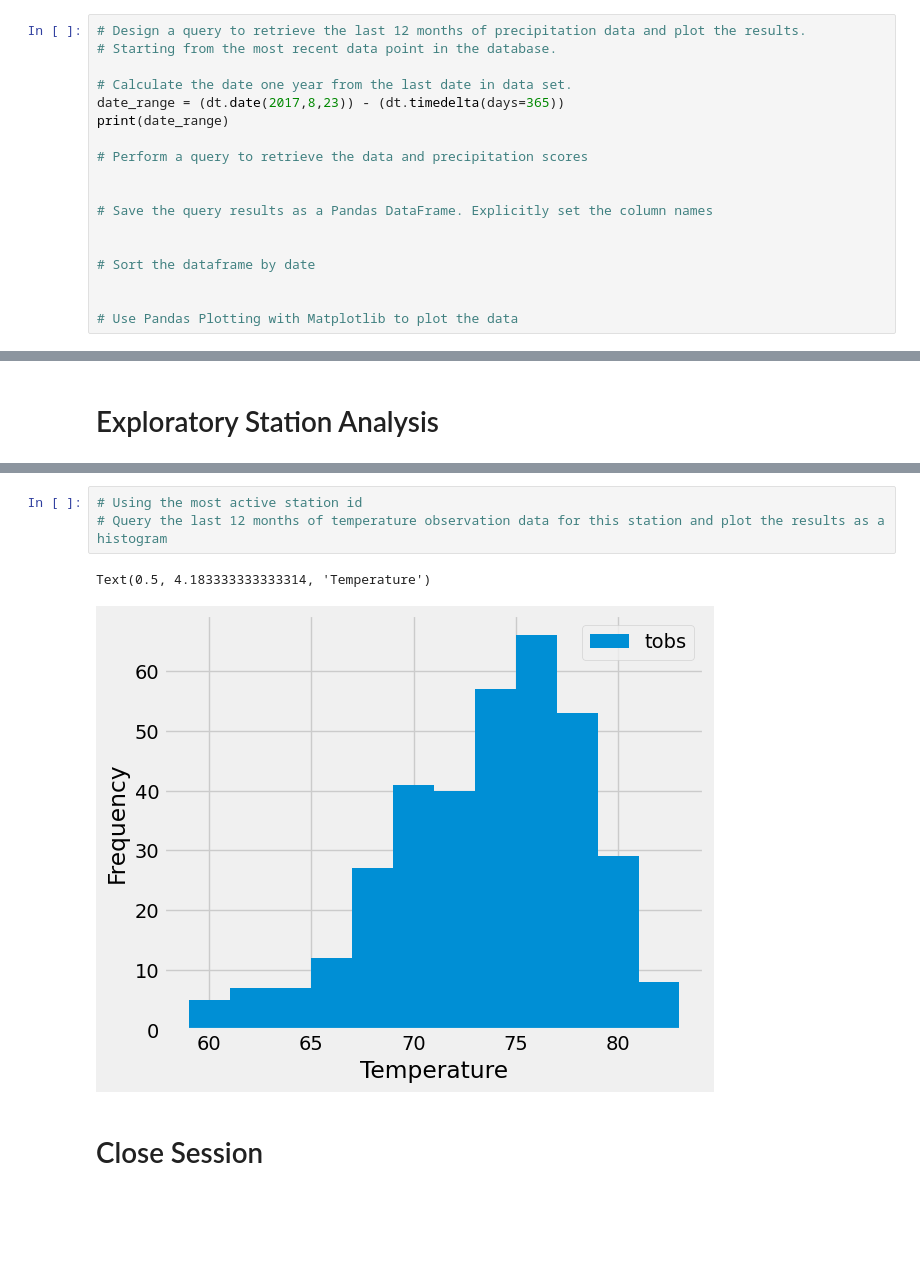
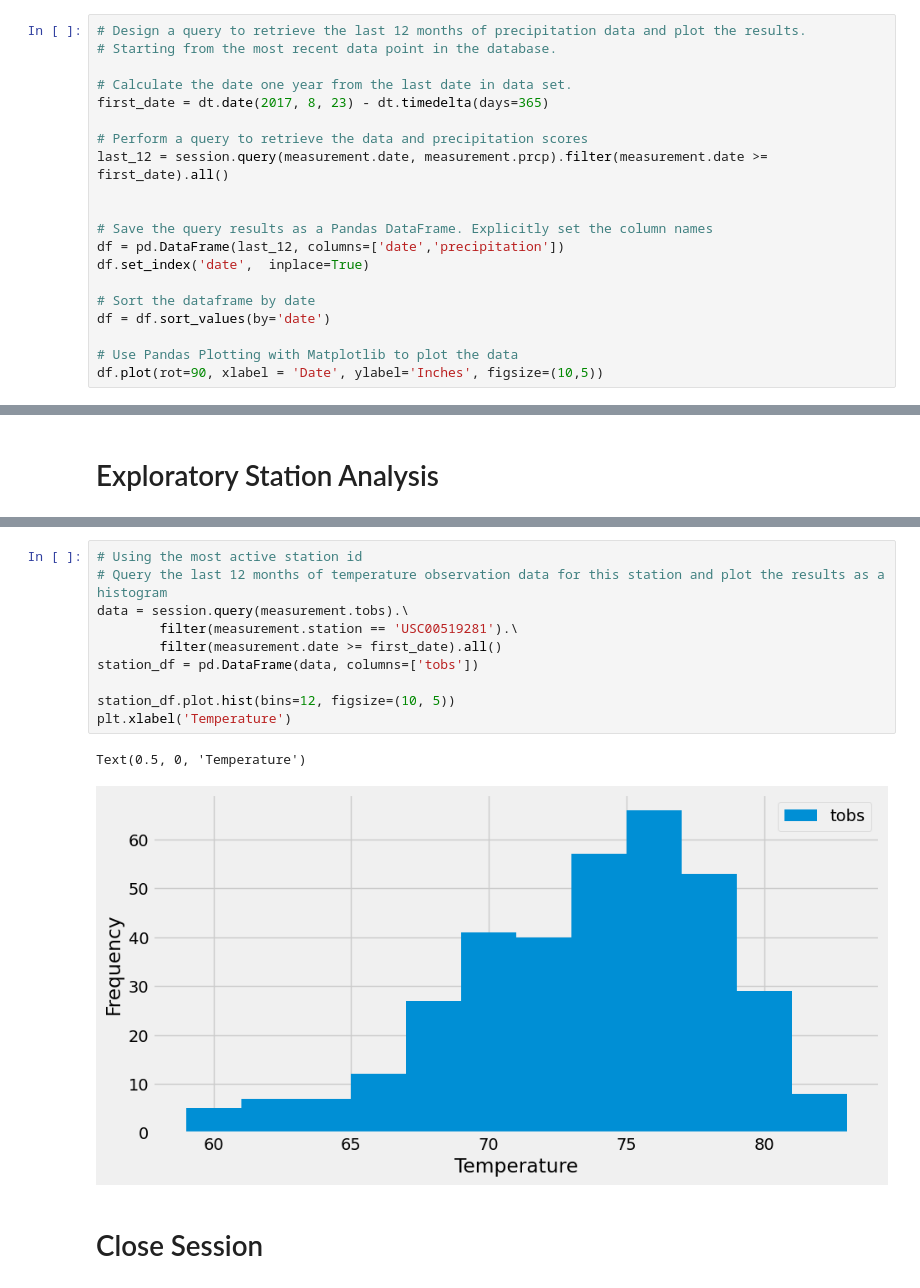
Before and after one commit to ismailo1/sqlalchemy-challenge, a Jupyter notebook: SurfsUp/climate_starter.ipynb, the cells around one changed output, grey strips where cells are left out. Cells and saved outputs as stored; diff of their text form; blank space fills up the shorter version.

```diff
--- a/SurfsUp/climate_starter.ipynb
+++ b/SurfsUp/climate_starter.ipynb
@@ -59,17 +59,19 @@ Name: date, dtype: object
 # Starting from the most recent data point in the database.
 
 # Calculate the date one year from the last date in data set.
-date_range = (dt.date(2017,8,23)) - (dt.timedelta(days=365))
-print(date_range)
+first_date = dt.date(2017, 8, 23) - dt.timedelta(days=365)
 
 # Perform a query to retrieve the data and precipitation scores
+last_12 = session.query(measurement.date, measurement.prcp).filter(measurement.date >= first_date).all()
 
 
 # Save the query results as a Pandas DataFrame. Explicitly set the column names
-
+df = pd.DataFrame(last_12, columns=['date','precipitation'])
+df.set_index('date',  inplace=True)
 
 # Sort the dataframe by date
-
+df = df.sort_values(by='date')
 
 # Use Pandas Plotting with Matplotlib to plot the data
+df.plot(rot=90, xlabel = 'Date', ylabel='Inches', figsize=(10,5))
 # %% [output]
@@ -112,9 +131,16 @@ print(date_range)
 # %%
 # Using the most active station id
 # Query the last 12 months of temperature observation data for this station and plot the results as a histogram
+data = session.query(measurement.tobs).\
+        filter(measurement.station == 'USC00519281').\
+        filter(measurement.date >= first_date).all()
+station_df = pd.DataFrame(data, columns=['tobs'])
+
+station_df.plot.hist(bins=12, figsize=(10, 5))
+plt.xlabel('Temperature')
 # %% [output]
-Text(0.5, 4.183333333333314, 'Temperature')
+Text(0.5, 0, 'Temperature')
-[figure, old version]
+[figure, new version]
 # %% [markdown]
 # Close Session
 # %%
```
Also changed, not shown: parts of 5 cells of this notebook.
